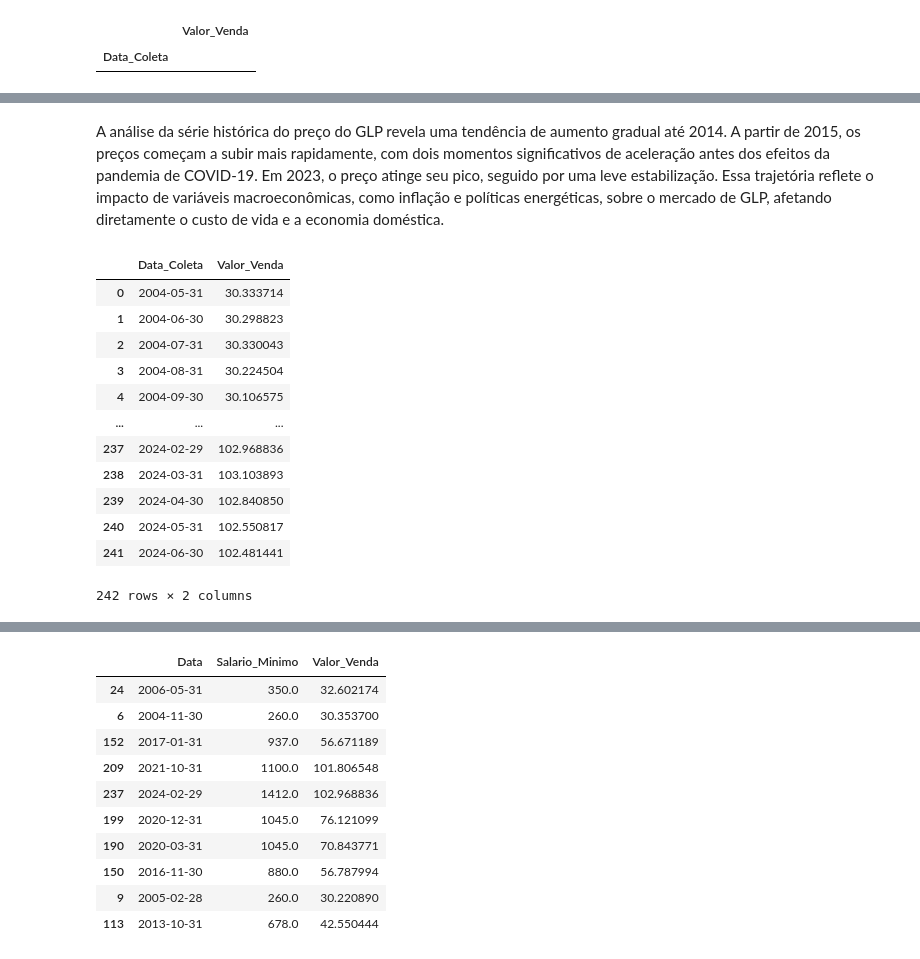
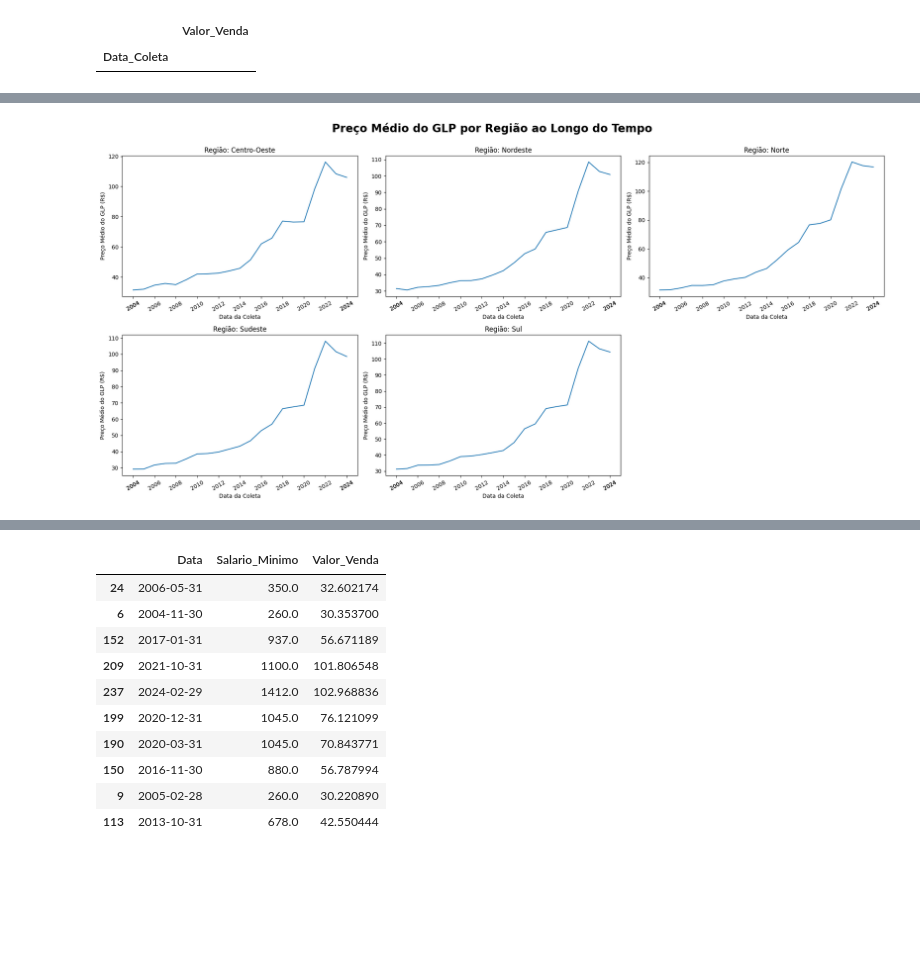
Before and after one commit to alexcamargos/EconomicAnalysis, a Jupyter notebook: dados-abertos-anp/purchasing_power_GLP_minimum_wage.ipynb, the cells around one changed output, grey strips where cells are left out. Cells and saved outputs as stored; diff of their text form; code cells hidden in the pictures; blank space fills up the shorter version.

```diff
--- a/dados-abertos-anp/purchasing_power_GLP_minimum_wage.ipynb
+++ b/dados-abertos-anp/purchasing_power_GLP_minimum_wage.ipynb
@@ -332,20 +354,0 @@ glp_monthly_df.plot(y='Valor_Venda',
-# %% [markdown]
-A análise da série histórica do preço do GLP revela uma tendência de aumento gradual até 2014. A partir de 2015, os preços começam a subir mais rapidamente, com dois momentos significativos de aceleração antes dos efeitos da pandemia de COVID-19. Em 2023, o preço atinge seu pico, seguido por uma leve estabilização. Essa trajetória reflete o impacto de variáveis macroeconômicas, como inflação e políticas energéticas, sobre o mercado de GLP, afetando diretamente o custo de vida e a economia doméstica.
-# %%
-# Trasnformar os dados o index em coluna.
-glp_monthly_df.reset_index(inplace=True)
-glp_monthly_df
-# %% [output]
-|  | Data_Coleta | Valor_Venda |
-| 0 | 2004-05-31 | 30.333714 |
-| 1 | 2004-06-30 | 30.298823 |
-| 2 | 2004-07-31 | 30.330043 |
-| 3 | 2004-08-31 | 30.224504 |
-| 4 | 2004-09-30 | 30.106575 |
-| ... | ... | ... |
-| 237 | 2024-02-29 | 102.968836 |
-| 238 | 2024-03-31 | 103.103893 |
-| 239 | 2024-04-30 | 102.840850 |
-| 240 | 2024-05-31 | 102.550817 |
-| 241 | 2024-06-30 | 102.481441 |
-242 rows × 2 columns
@@ -353,0 +355,6 @@ salmin_df['Data'] = salmin_df['Data'] + pd.offsets.MonthEnd(0)
+# %%
+# Group data by 'Regiao', 'Ano' columns and calculate the mean of the 'Valor_Venda' column.
+glp_grouped_regions_df = glp_df.groupby(['Regiao', 'Ano'])['Valor_Venda'].mean().reset_index()
+plot_glp_prices(glp_grouped_regions_df, 'Regiao', 'Região', num_columns=3)
+# %% [output]
+[figure, added]
```
Also changed, not shown: parts of 13 cells of this notebook.
